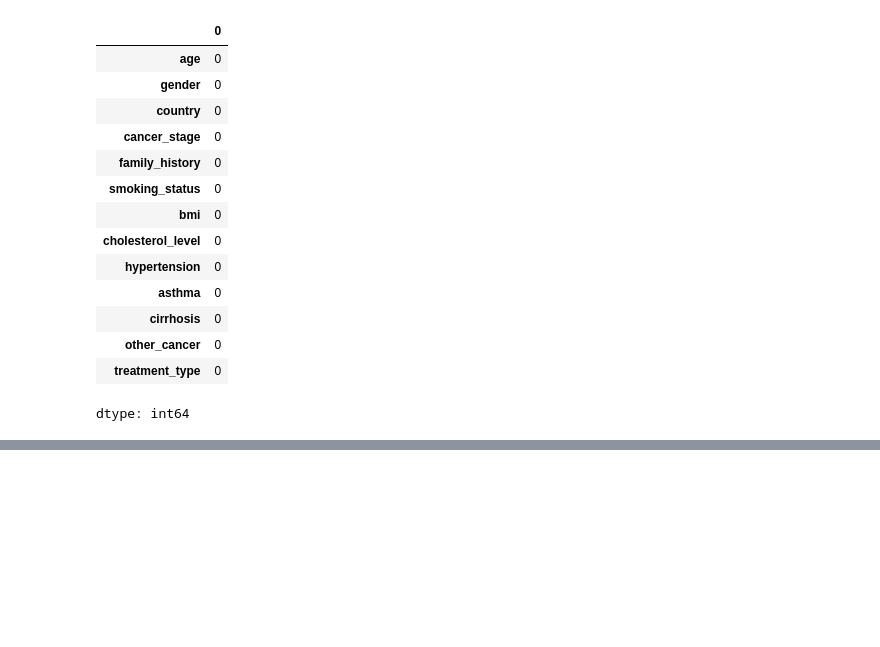
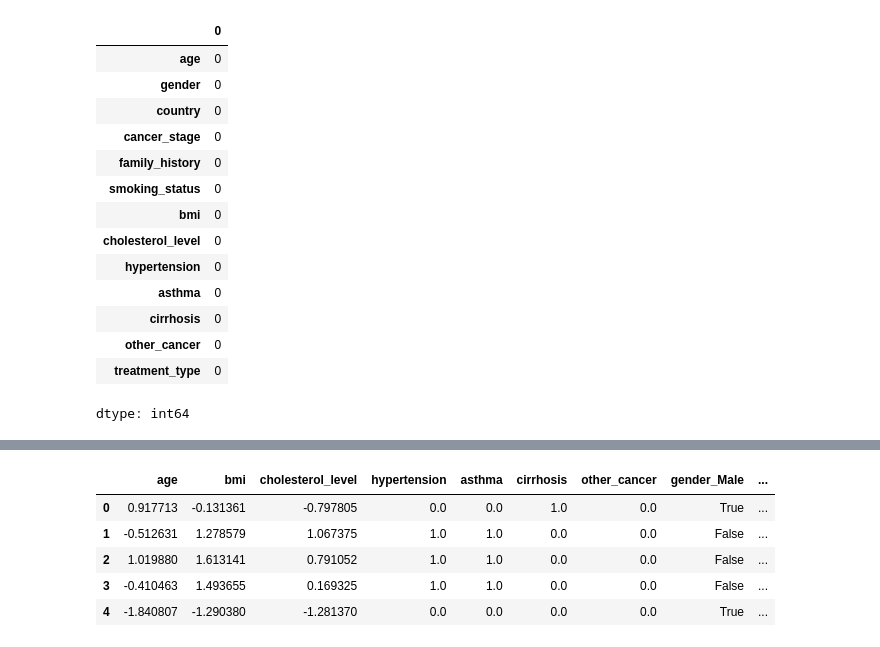
Before and after one commit to XnomaX/Eksperimen_SML_NurArief, a Jupyter notebook: preprocessing/Eksperimen_Nur_Arief_Fauzian_R.ipynb, the cells around one changed output, grey strips where cells are left out. Drawn from its saved outputs; the diff is of its cells as text; code cells hidden in the pictures; blank space fills up the shorter version.

```diff
--- a/preprocessing/Eksperimen_Nur_Arief_Fauzian_R.ipynb
+++ b/preprocessing/Eksperimen_Nur_Arief_Fauzian_R.ipynb
@@ -347,0 +358,9 @@ X_encoded[numerical_cols] = scaler.fit_transform(X_encoded[numerical_cols])
+# %%
+X_encoded.head(5)
+# %% [output]
+|  | age | bmi | cholesterol_level | hypertension | asthma | cirrhosis | other_cancer | gender_Male | ... |
+| 0 | 0.917713 | -0.131361 | -0.797805 | 0.0 | 0.0 | 1.0 | 0.0 | True | ... |
+| 1 | -0.512631 | 1.278579 | 1.067375 | 1.0 | 1.0 | 0.0 | 0.0 | False | ... |
+| 2 | 1.019880 | 1.613141 | 0.791052 | 1.0 | 1.0 | 0.0 | 0.0 | False | ... |
+| 3 | -0.410463 | 1.493655 | 0.169325 | 1.0 | 1.0 | 0.0 | 0.0 | False | ... |
+| 4 | -1.840807 | -1.290380 | -1.281370 | 0.0 | 0.0 | 0.0 | 0.0 | True | ... |
```
Also changed, not shown: parts of 3 cells of this notebook, 5 other files.
